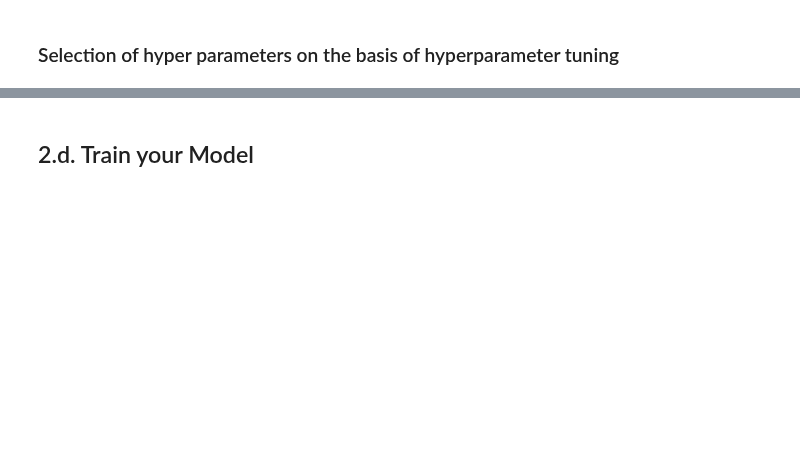
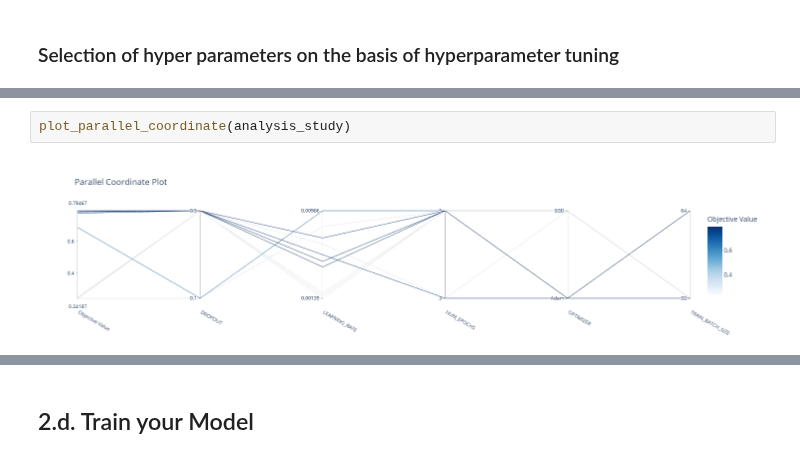
Before and after one commit to shahrukhx01/adversarial-ml-101, a Jupyter notebook: assignment3/shahrukh/assignment3_7012666_7004431_2575549.ipynb, the cells around one changed output, grey strips where cells are left out. Cells and saved outputs as stored; diff of their text form; blank space fills up the shorter version.

```diff
--- a/assignment3/shahrukh/assignment3_7012666_7004431_2575549.ipynb
+++ b/assignment3/shahrukh/assignment3_7012666_7004431_2575549.ipynb
@@ -917,0 +918,4 @@ df.sort_values(by='value', ascending=False).head(20)
+# %%
+plot_parallel_coordinate(analysis_study)
+# %% [output]
+[figure, added]
```
Also changed, not shown: parts of 15 cells of this notebook.
